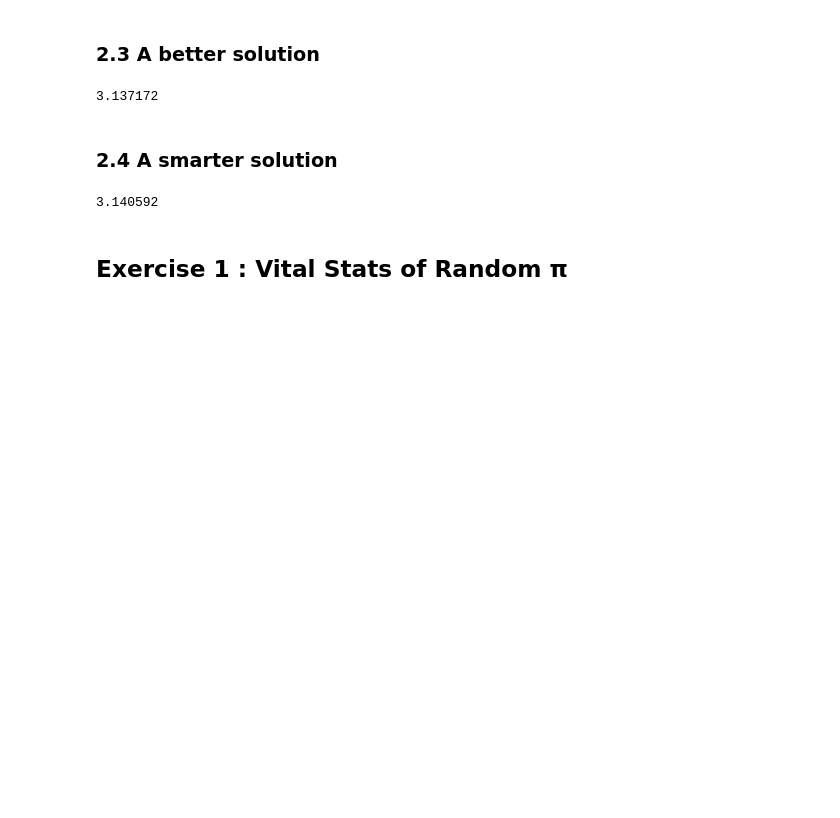
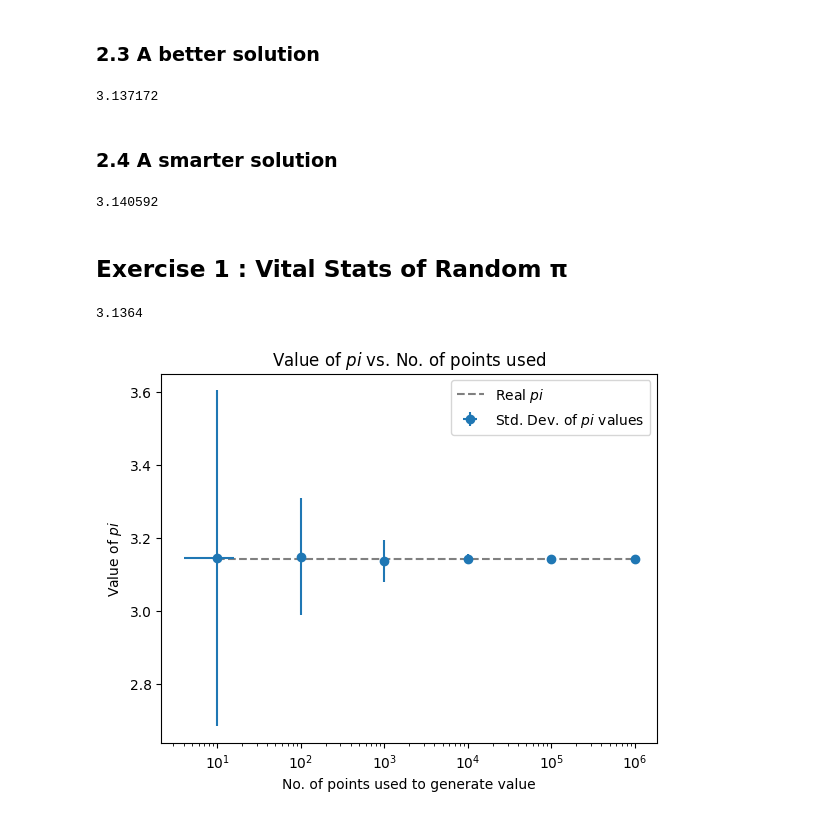
Before and after one commit to SPS-SP2273/learning-portfolio-wtz2273, a Jupyter notebook: random numbers/random_numbers_(good).ipynb, the cells around one changed output. Drawn from its saved outputs; the diff is of its cells as text; code cells hidden in the pictures; blank space fills up the shorter version.

```diff
--- a/random numbers/random_numbers_(good).ipynb
+++ b/random numbers/random_numbers_(good).ipynb
@@ -276,11 +276,52 @@ N_green=np.sum((x**2+y**2) <= 1)
 # %% [markdown]
 ## Exercise 1 :  Vital Stats of Random π
 # %%
+import numpy.random as rnd
+
+from matplotlib import pyplot as plt
+
 def estimate_pi(n):
     N_total=n
     x=rnd.rand(N_total)
     y=rnd.rand(N_total)
     N_green=np.sum((x**2+y**2) <= 1)
 
-    4 * (N_green / N_total)
-    return x
+    return 4 * (N_green / N_total)
+
+estimate_pi(n=10_000)
+# %% [output]
+3.1364
+# %%
+n_values = [10,100,1_000,10_000,100_000,1_000_000]
+
+n_std = []
+n_mean = []
+
+for n_value in n_values:
+
+    estimate_pi(n= n_value)
+    no_of_repeats = 100
+    pi_results = [estimate_pi(n_value) for _ in range(no_of_repeats)]
+    n_std.append(np.std(pi_results))
+    n_mean.append(np.mean(pi_results))
+# %%
+x = n_values
+y = n_mean
+
+plt.xscale('log')
+plt.hlines (np.pi, x[0], x[-1], linestyle='--', colors= 'grey',
+            label = 'Real $pi$')
+
+plt. errorbar(x, y, xerr = 6, yerr = n_std,
+              fmt = 'o', capsize = 0,
+              label = 'Std. Dev. of $pi$ values')
+
+plt.legend (loc = 'upper right')
+
+plt.xlabel('No. of points used to generate value')
+plt.ylabel ('Value of $pi$')
+plt.title('Value of $pi$ vs. No. of points used')
+
+plt.show()
+# %% [output]
+[figure, added]
```
Also changed, not shown: 1 other file.
